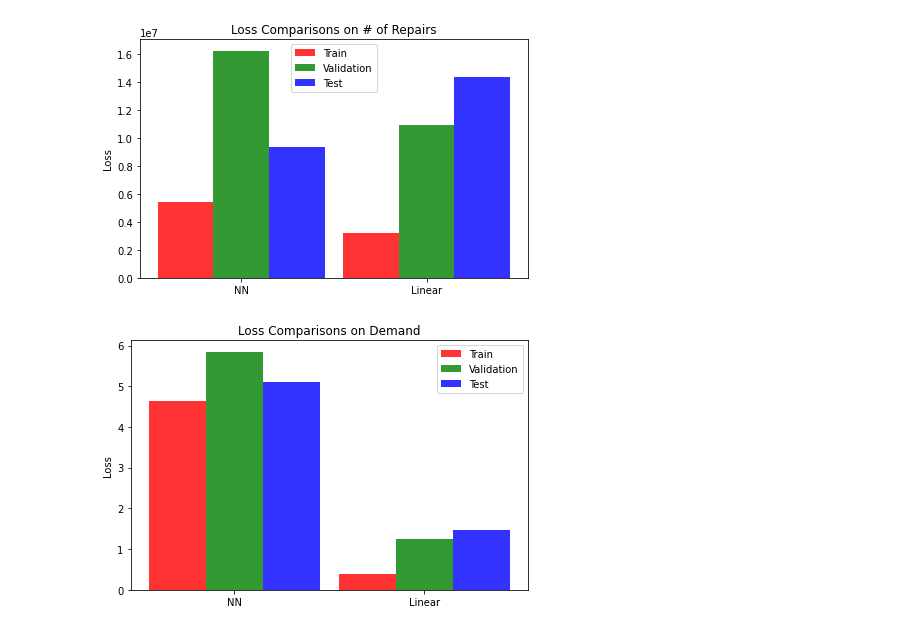
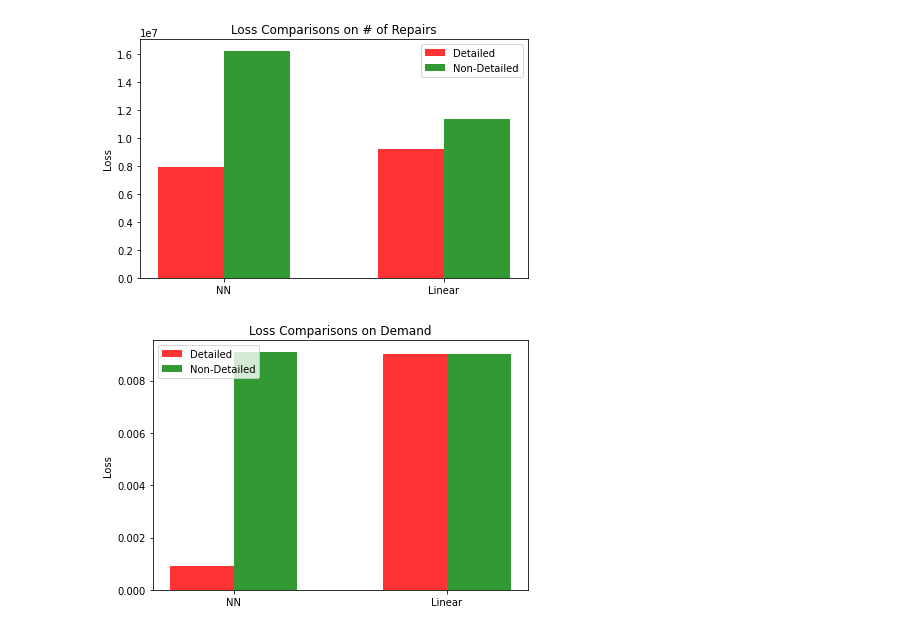
Before and after one commit to RyanW124/A-Deep-Learning-Approach-to-Predict-the-Number-of-Bikes-a-Bike-Sharing-Company-Repairs, a Jupyter notebook: Code/main.ipynb, the cells around one changed output. Saved outputs shown, nothing was run; the diff lists cells and outputs as text; code cells hidden in the pictures.

```diff
--- a/Code/main.ipynb
+++ b/Code/main.ipynb
@@ -41,4 +39,7 @@ if isfile(file):
     with open(file, 'rb') as f:
         data = pickle.load(f)
 else:
-    data = load({station_id[i]: groups[i] for i in range(len(station_id))}, file)
+    try:
+        data = load({station_id[i]: groups[i] for i in range(len(station_id))}, file)
+    except FileNotFoundError:
+        raise FileNotFoundError('Install the Citi Bike trip data for Jun 2013 to Jan 2021')
@@ -101,0 +98,8 @@ else:
+# %%
+x_train2 = torch.tensor([i[:2] + [sum(i[2:12])] + i[12:] for i in x_train.tolist()])
+x_val2 = torch.tensor([i[:2]+[sum(i[2:12])]+i[12:] for i in x_val.tolist()])
+x_test2 = torch.tensor([i[:2]+[sum(i[2:12])]+i[12:] for i in x_test.tolist()])
+
+repair2 = NN.init(len(x_train2[0]), len(y_train[0]), REPAIR_NN, '../Data/repair2.pt', '../Graphs/Repair2.png', (x_train2, y_train), (x_val2, y_val), 5e7, 7500)
+
+demand2 = NN.init(len(x_train2[0]), len(y2_train[0]), DEMAND_NN, '../Data/demand2.pt', '../Graphs/Demand2.png', (x_train2, y2_train), (x_val2, y2_val), .5, 3000, demand=True)
@@ -102,40 +109,35 @@ else:
 # %%
-repair_linear = LinearRegression().fit(x_train, y_train)
+repair_linear2 = LinearRegression().fit(x_train2, y_train)
+demand_linear2 = MultiOutputLinear()
+demand_linear2.fit(x_train2, y2_train)
 
-demand_linear = MultiOutputLinear()
-demand_linear.fit(x_train, y2_train)
-losses = []
-r_linear = LinearRegression().fit(x_train, y_train)
-for x, y1, y2 in [(x_train, y_train, y2_train), (x_val, y_val, y2_val), (x_test, y_test, y2_test)]:
-    neural = repair(x)
-    linear = torch.tensor(r_linear.predict(x))
-    losses.append((int(repair.loss_f(neural, y1)), int(repair.loss_f(linear, y1))))
+loss = nn.MSELoss()
 index = np.arange(2)
-for i, c, l in [(0, 'r', 'Train'), (1, 'g', 'Validation'), (2, 'b', 'Test')]:
+losses = [(float(loss(repair(x_test), y_test)), float(loss(from_numpy(repair_linear.predict(x_test)), y_test))),
+        (float(loss(repair2(x_test2), y_test)), float(loss(from_numpy(repair_linear2.predict(x_test2)), y_test)))]
+for i, c, l in [(0, 'r', 'Detailed'), (1, 'g', 'Non-Detailed')]:
     plt.bar(index+i*0.3, losses[i], 0.3, alpha=0.8, color=c, label=l)
-plt.xticks(index + 0.3, ('NN', 'Linear'))
+plt.xticks(index + 0.15, ("NN", "Linear"))
 plt.legend()
 plt.tight_layout()
-plt.title('Loss Comparisons on # of Repairs')
+plt.title("Loss Comparisons on # of Repairs")
 plt.ylabel('Loss')
-plt.savefig('../Graphs/repair_loss.png')
+plt.savefig("../Graphs/Repair_detailed.png")
 plt.show()
 
-losses = []
-for x, y1, y2 in [(x_train, y_train, y2_train), (x_val, y_val, y2_val), (x_test, y_test, y2_test)]:
-    neural = demand(x)
-    linear = torch.tensor(demand_linear.predict(x))
-    losses.append((float(demand.loss_f(neural, y2)), float(demand.loss_f(linear, y2))))
+loss = nn.MSELoss()
 index = np.arange(2)
-for i, c, l in [(0, 'r', 'Train'), (1, 'g', 'Validation'), (2, 'b', 'Test')]:
+losses = [(float(loss(demand(x_test), y2_test)), float(loss(demand_linear.predict(x_test), y2_test))),
+        (float(loss(demand2(x_test2), y2_test)), float(loss(demand_linear2.predict(x_test2), y2_test)))]
+for i, c, l in [(0, 'r', 'Detailed'), (1, 'g', 'Non-Detailed')]:
     plt.bar(index+i*0.3, losses[i], 0.3, alpha=0.8, color=c, label=l)
-plt.xticks(index + 0.3, ('NN', 'Linear'))
+plt.xticks(index + 0.15, ("NN", "Linear"))
 plt.legend()
 plt.tight_layout()
-plt.title('Loss Comparisons on Demand')
+plt.title("Loss Comparisons on Demand")
 plt.ylabel('Loss')
-plt.savefig('../Graphs/demand_loss_adjusted.png')
+plt.savefig("../Graphs/Demand_detailed.png")
 plt.show()
 # %% [output]
-[figure, old version]
+[figure, new version]
-[figure, old version]
+[figure, new version]
```
Also changed, not shown: parts of 11 cells of this notebook, 39 other files.
